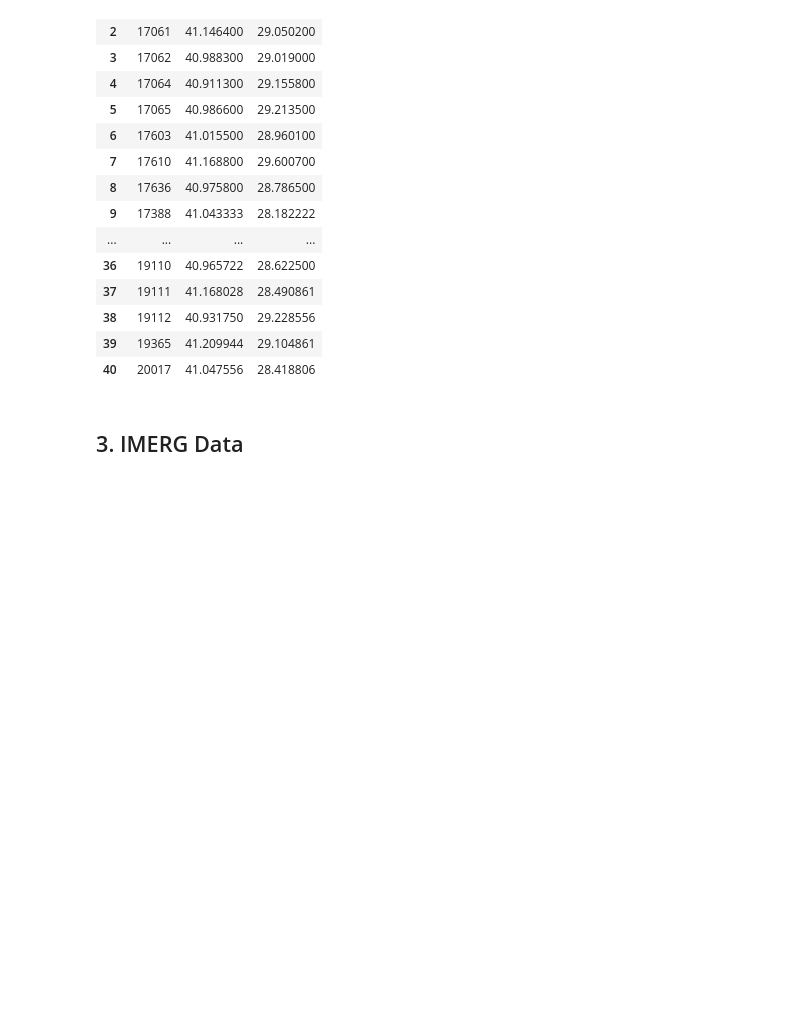
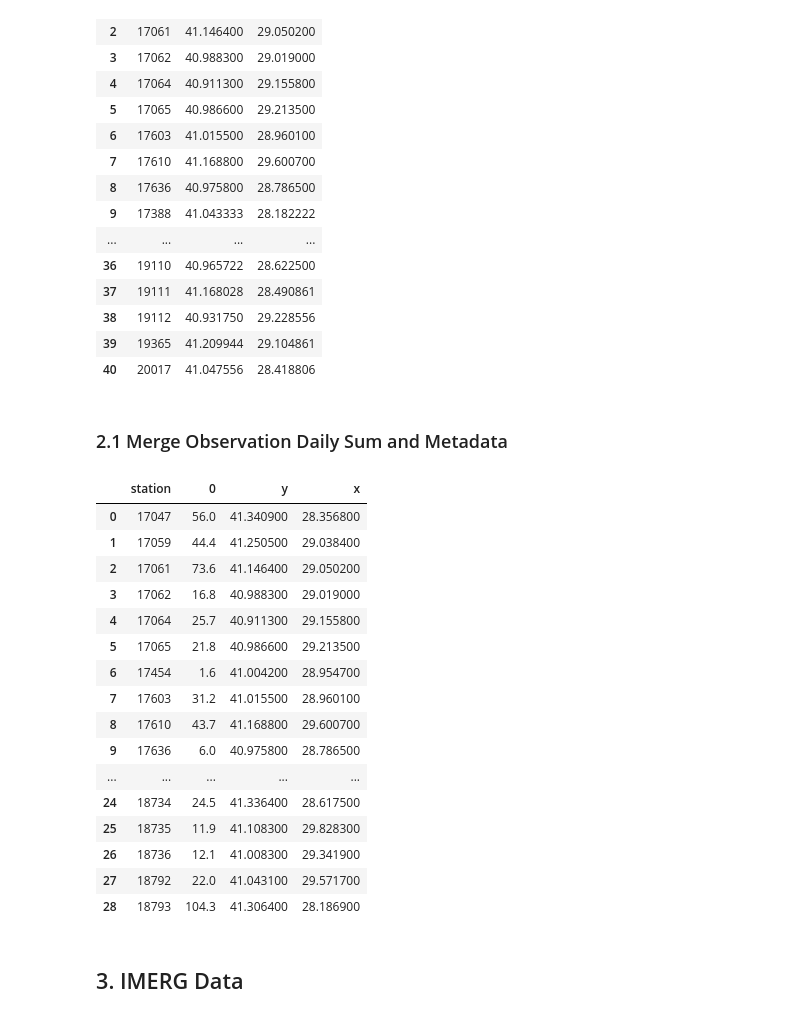
Before and after one commit to donmezkutay/Urban-Precipitation-Article-Istanbul, a Jupyter notebook: combined_verification.ipynb, the cells around one changed output. Cells and saved outputs as stored; diff of their text form; code cells hidden in the pictures; blank space fills up the shorter version.

```diff
--- a/combined_verification.ipynb
+++ b/combined_verification.ipynb
@@ -379,3 +379,5 @@ metadata
 | 38 | 19112 | 40.931750 | 29.228556 |
 | 39 | 19365 | 41.209944 | 29.104861 |
 | 40 | 20017 | 41.047556 | 28.418806 |
+# %% [markdown]
+### 2.1 Merge Observation Daily Sum  and Metadata
@@ -382,3 +390,23 @@ metadata
+# %%
+metadata_observation_merged
+# %% [output]
+|  | station | 0 | y | x |
+| 0 | 17047 | 56.0 | 41.340900 | 28.356800 |
+| 1 | 17059 | 44.4 | 41.250500 | 29.038400 |
+| 2 | 17061 | 73.6 | 41.146400 | 29.050200 |
+| 3 | 17062 | 16.8 | 40.988300 | 29.019000 |
+| 4 | 17064 | 25.7 | 40.911300 | 29.155800 |
+| 5 | 17065 | 21.8 | 40.986600 | 29.213500 |
+| 6 | 17454 | 1.6 | 41.004200 | 28.954700 |
+| 7 | 17603 | 31.2 | 41.015500 | 28.960100 |
+| 8 | 17610 | 43.7 | 41.168800 | 29.600700 |
+| 9 | 17636 | 6.0 | 40.975800 | 28.786500 |
+| ... | ... | ... | ... | ... |
+| 24 | 18734 | 24.5 | 41.336400 | 28.617500 |
+| 25 | 18735 | 11.9 | 41.108300 | 29.828300 |
+| 26 | 18736 | 12.1 | 41.008300 | 29.341900 |
+| 27 | 18792 | 22.0 | 41.043100 | 29.571700 |
+| 28 | 18793 | 104.3 | 41.306400 | 28.186900 |
 # %% [markdown]
 ## 3. IMERG Data
 # %%
```
Also changed, not shown: parts of 4 cells of this notebook, 5 other files.
